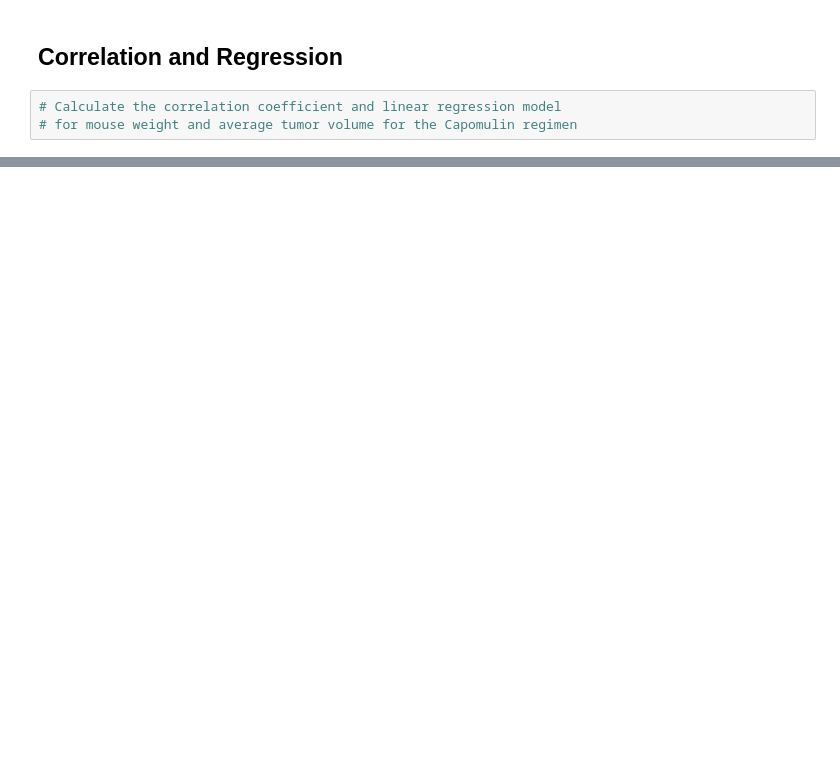
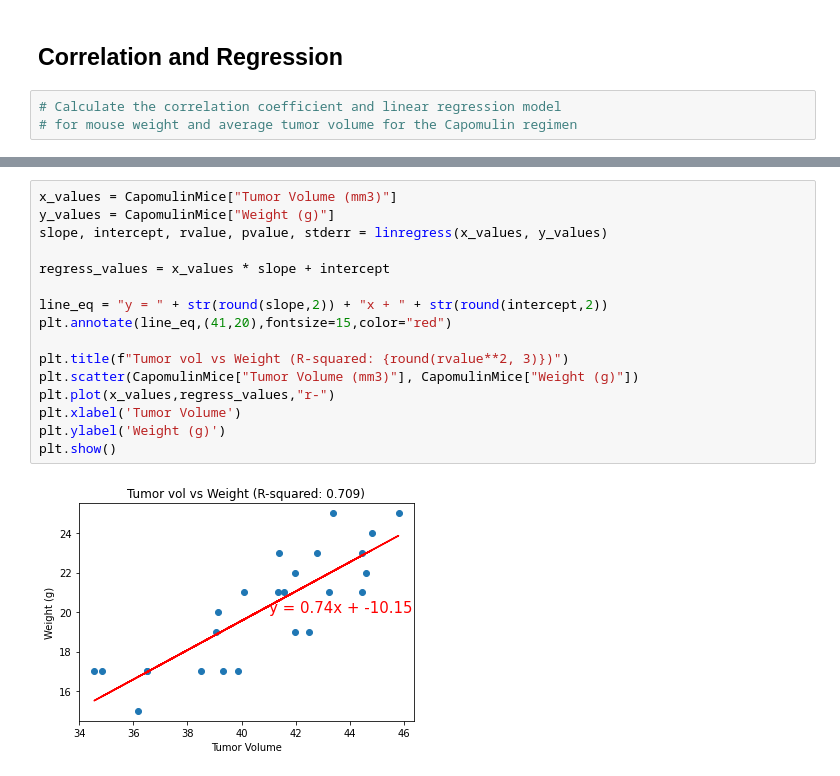
Before and after one commit to ashsams18/matplotlib_challenge, a Jupyter notebook: Pymaceuticals/pymaceuticals_starter.ipynb, the cells around one changed output, grey strips where cells are left out. Cells and saved outputs as stored; diff of their text form; blank space fills up the shorter version.

```diff
--- a/Pymaceuticals/pymaceuticals_starter.ipynb
+++ b/Pymaceuticals/pymaceuticals_starter.ipynb
@@ -291,0 +313,18 @@ plt.show()
+# %%
+x_values = CapomulinMice["Tumor Volume (mm3)"]
+y_values = CapomulinMice["Weight (g)"]
+slope, intercept, rvalue, pvalue, stderr = linregress(x_values, y_values)
+
+regress_values = x_values * slope + intercept
+
+line_eq = "y = " + str(round(slope,2)) + "x + " + str(round(intercept,2))
+plt.annotate(line_eq,(41,20),fontsize=15,color="red")
+
+plt.title(f"Tumor vol vs Weight (R-squared: {round(rvalue**2, 3)})")
+plt.scatter(CapomulinMice["Tumor Volume (mm3)"], CapomulinMice["Weight (g)"])
+plt.plot(x_values,regress_values,"r-")
+plt.xlabel('Tumor Volume')
+plt.ylabel('Weight (g)')
+plt.show()
+# %% [output]
+[figure, added]
```
Also changed, not shown: parts of 11 cells of this notebook.
